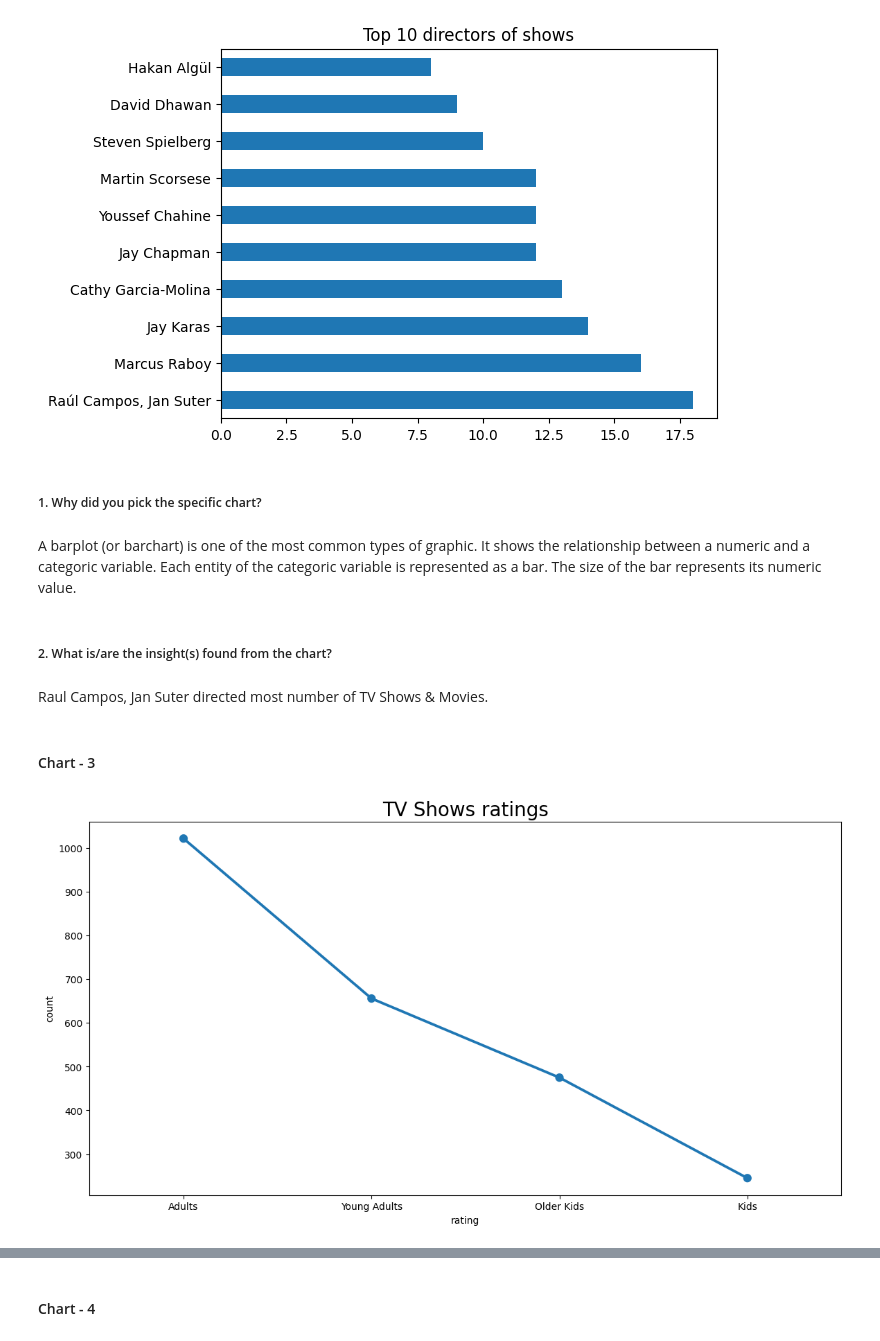
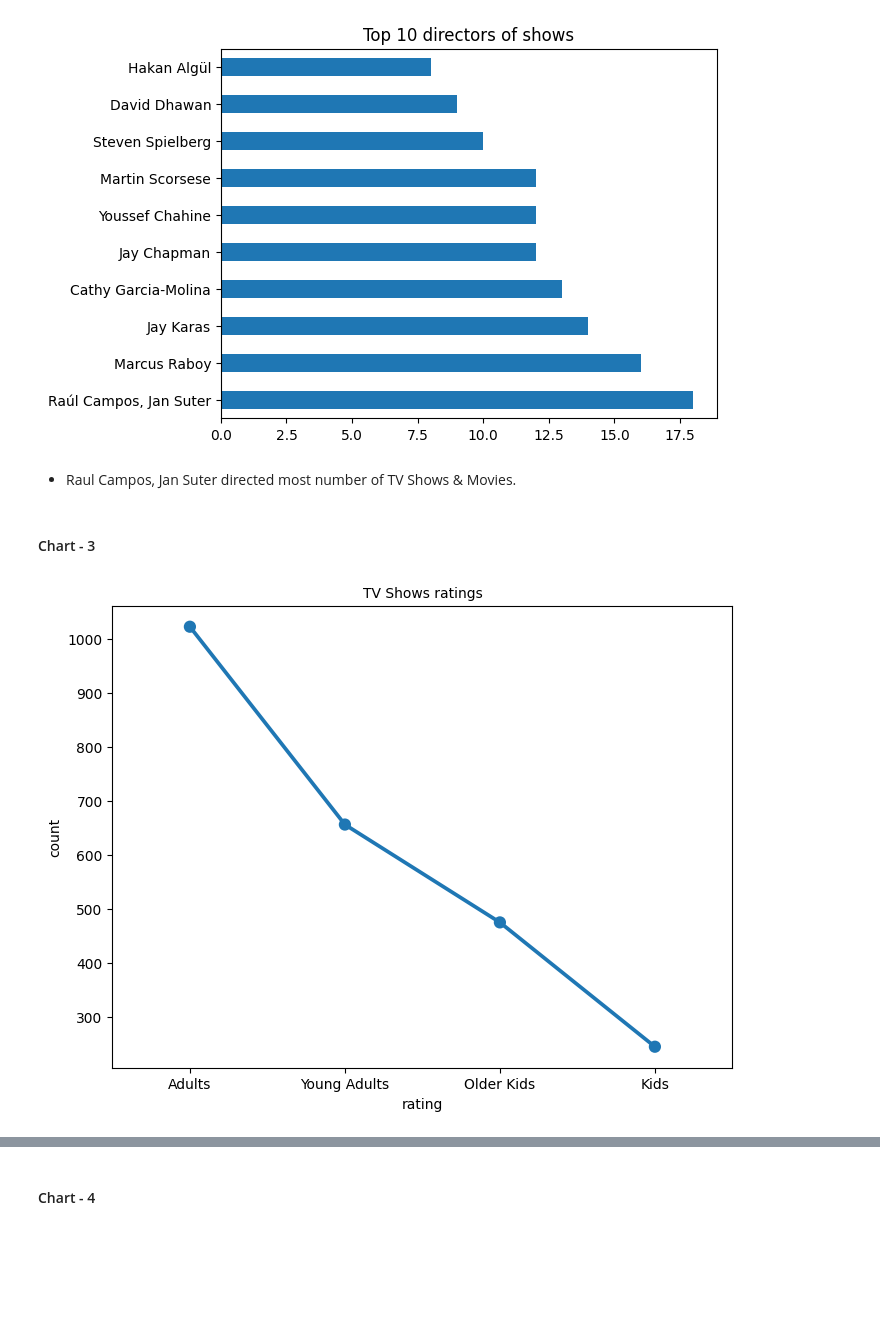
Before and after one commit to RahulI5/Netflix-Movies-and-TV-Shows-Clustering, a Jupyter notebook: Netflix_Movies_and_TV_Shows_Clustering.ipynb, the cells around one changed output, grey strips where cells are left out. Drawn from its saved outputs; the diff is of its cells as text; code cells hidden in the pictures; blank space fills up the shorter version.

```diff
--- a/Netflix_Movies_and_TV_Shows_Clustering.ipynb
+++ b/Netflix_Movies_and_TV_Shows_Clustering.ipynb
@@ -334,26 +332,20 @@ plt.title('Top 10 directors of shows')
 plt.show()
 # %% [output]
 [figure]
-# %% [markdown]
-##### 1. Why did you pick the specific chart?
-# %% [markdown]
-A barplot (or barchart) is one of the most common types of graphic. It shows the relationship between a numeric and a categoric variable. Each entity of the categoric variable is represented as a bar. The size of the bar represents its numeric value.
-# %% [markdown]
-##### 2. What is/are the insight(s) found from the chart?
 # %% [markdown]
-Raul Campos, Jan Suter directed most number of TV Shows & Movies.
+* Raul Campos, Jan Suter directed most number of TV Shows & Movies.
 # %% [markdown]
 #### Chart - 3
 # %%
 # Chart - 3 visualization code
 tv_shows = df[df['type']=='TV Show']
 
 
 tv_rating = tv_shows.groupby(['rating'])['show_id'].count().reset_index(name='count').sort_values(by='count', ascending=False)
-fig_dims = (14,7)
+fig_dims = (8,6)
 fig, ax = plt.subplots(figsize=fig_dims)
 sns.pointplot(x= 'rating',y = 'count',data= tv_rating)
-plt.title('TV Shows ratings', size= 20)
+plt.title('TV Shows ratings', size= 10)
 plt.show()
 # %% [output]
-[figure, old version]
+[figure, new version]
```
Also changed, not shown: parts of 121 cells of this notebook.
